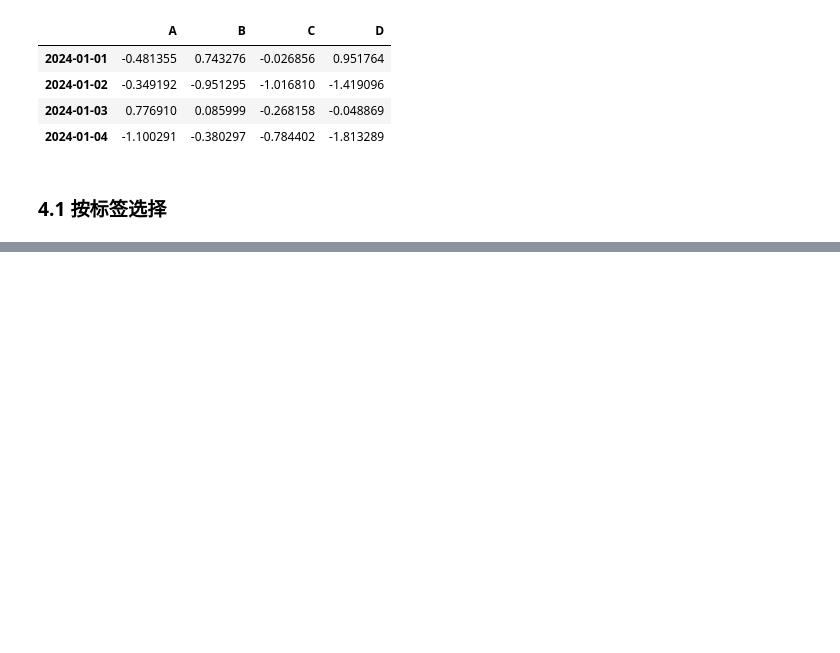
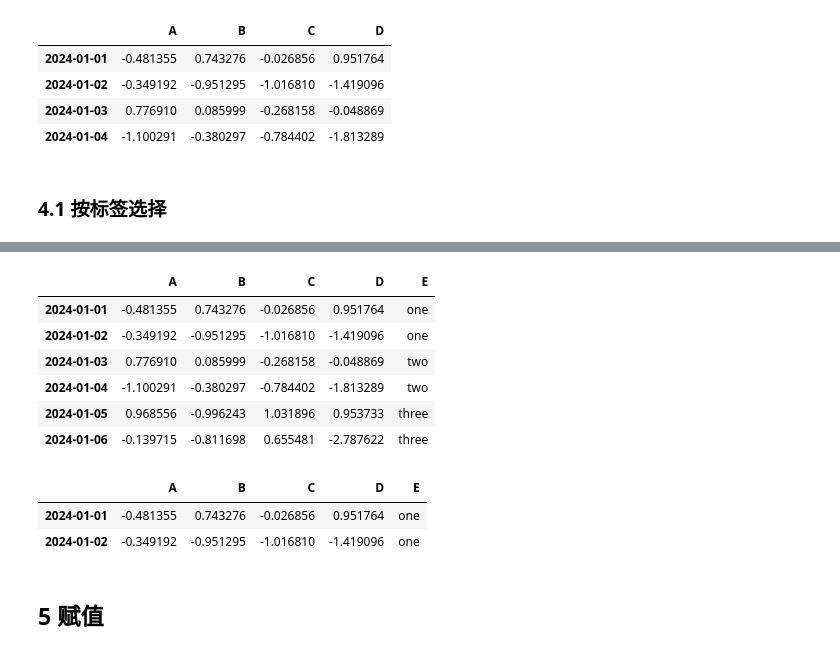
Before and after one commit to 1517005260/ai-learning, a Jupyter notebook: data-analysis/pandas/pandas.ipynb, the cells around one changed output, grey strips where cells are left out. Saved outputs shown, nothing was run; the diff lists cells and outputs as text; code cells hidden in the pictures; blank space fills up the shorter version.

```diff
--- a/data-analysis/pandas/pandas.ipynb
+++ b/data-analysis/pandas/pandas.ipynb
@@ -150,0 +226,20 @@ df['20240101':'20240104']
+# %%
+df_copy = df.copy()
+df_copy['E'] = ['one','one','two','two','three','three']
+df_copy
+# %% [output]
+|  | A | B | C | D | E |
+| 2024-01-01 | -0.481355 | 0.743276 | -0.026856 | 0.951764 | one |
+| 2024-01-02 | -0.349192 | -0.951295 | -1.016810 | -1.419096 | one |
+| 2024-01-03 | 0.776910 | 0.085999 | -0.268158 | -0.048869 | two |
+| 2024-01-04 | -1.100291 | -0.380297 | -0.784402 | -1.813289 | two |
+| 2024-01-05 | 0.968556 | -0.996243 | 1.031896 | 0.953733 | three |
+| 2024-01-06 | -0.139715 | -0.811698 | 0.655481 | -2.787622 | three |
+# %%
+df_copy[df_copy['E'].isin(['one'])]
+# %% [output]
+|  | A | B | C | D | E |
+| 2024-01-01 | -0.481355 | 0.743276 | -0.026856 | 0.951764 | one |
+| 2024-01-02 | -0.349192 | -0.951295 | -1.016810 | -1.419096 | one |
+# %% [markdown]
+## 5 赋值
```
Also changed, not shown: parts of 23 cells of this notebook.
